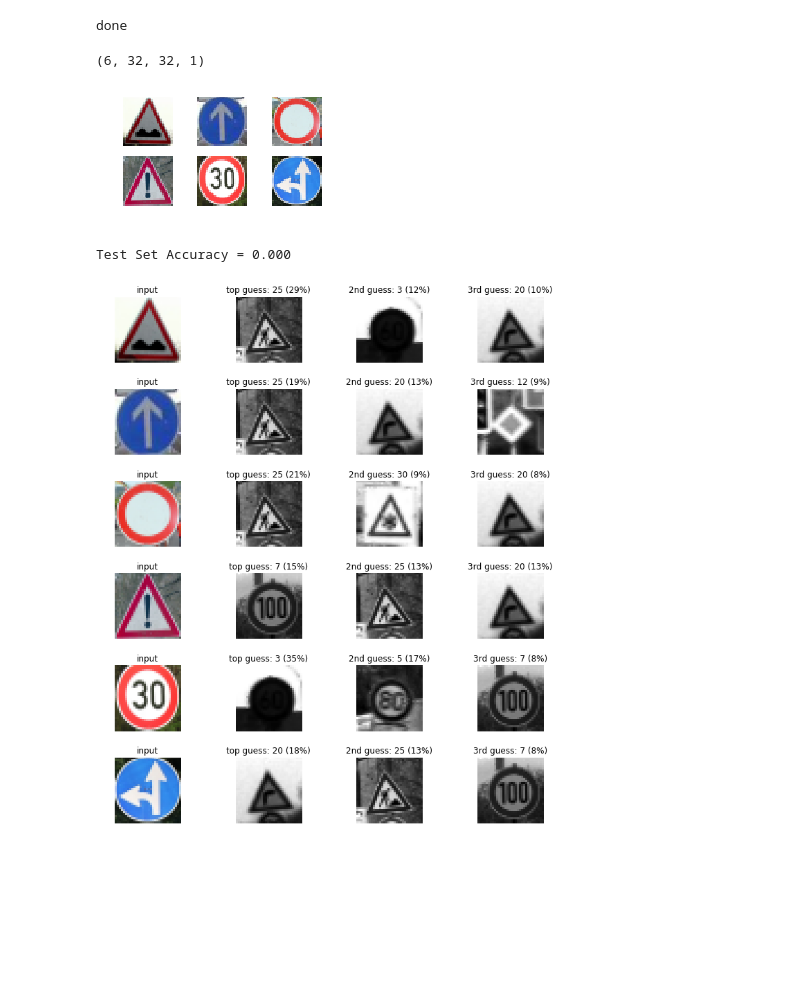
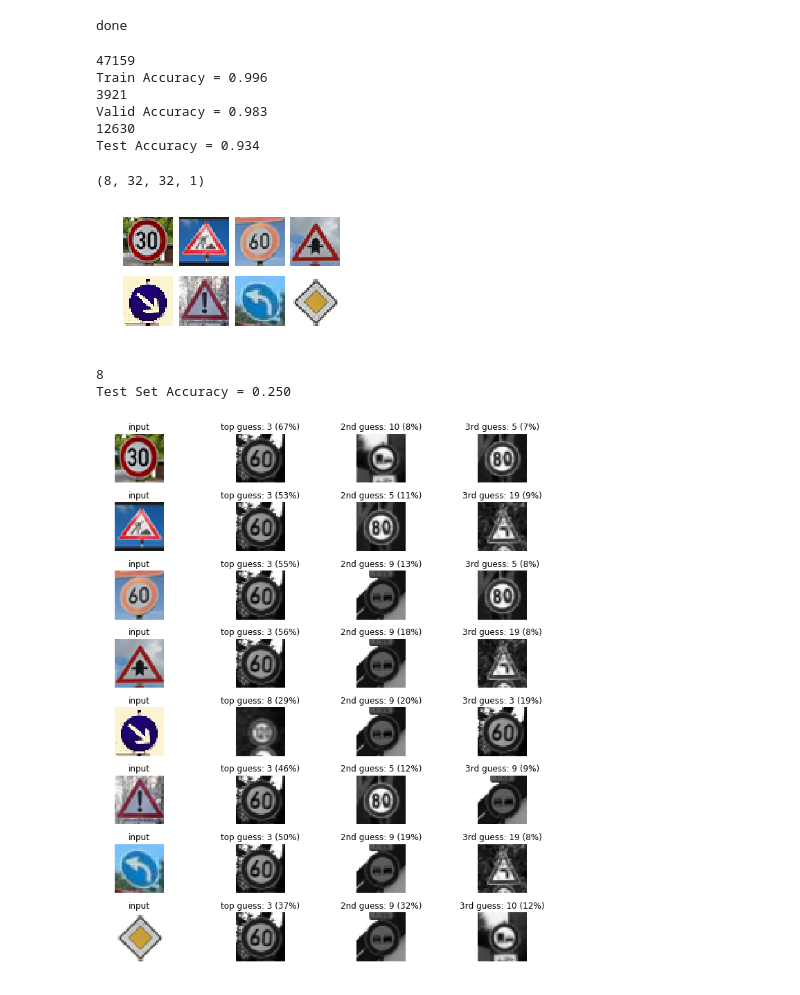
Before and after one commit to origamyllc/traffic-sign-classifier, a Jupyter notebook: classifier.ipynb, the cells around one changed output. Cells and saved outputs as stored; diff of their text form; code cells hidden in the pictures; blank space fills up the shorter version.

```diff
--- a/classifier.ipynb
+++ b/classifier.ipynb
@@ -356,42 +357,60 @@ import cv2
 print('done')
 # %% [output]
 done
+# %%
+with tf.Session() as sess:
+    saver.restore(sess, tf.train.latest_checkpoint('.'))
+
+    train_accuracy = evaluate(X_train, y_train)
+    print("Train Accuracy = {:.3f}".format(train_accuracy))
+
+    valid_accuracy = evaluate(X_valid, y_valid)
+    print("Valid Accuracy = {:.3f}".format(valid_accuracy))
+
+    test_accuracy = evaluate(X_test, y_test)
+    print("Test Accuracy = {:.3f}".format(test_accuracy))
+# %% [output]
+47159
+Train Accuracy = 0.996
+3921
+Valid Accuracy = 0.983
+12630
+Test Accuracy = 0.934
 # %%
-### Load the images and plot them here.
+## Load the images and plot them here.
 ### Feel free to use as many code cells as needed.
 
 #reading in an image
 import glob
 import matplotlib.image as mpimg
 
-fig, axs = plt.subplots(2,3, figsize=(4, 2))
+fig, axs = plt.subplots(2,4, figsize=(4, 2))
 fig.subplots_adjust(hspace = .2, wspace=.001)
 axs = axs.ravel()
 
 my_images = []
 
-for i, img in enumerate(glob.glob('./mysigns/*.png')):
+for i, img in enumerate(glob.glob('./my-found-traffic-signs/*x.png')):
     image = cv2.imread(img)
     axs[i].axis('off')
     axs[i].imshow(cv2.cvtColor(image, cv2.COLOR_BGR2RGB))
     my_images.append(image)
 
 my_images = np.asarray(my_images)
 
 my_images_gry = np.sum(my_images/3, axis=3, keepdims=True)
 
 my_images_normalized = (my_images_gry - 128)/128
 
 print(my_images_normalized.shape)
 # %% [output]
-(6, 32, 32, 1)
+(8, 32, 32, 1)
-[figure, old version]
+[figure, new version]
 # %%
-
 ### Run the predictions here.
 ### Feel free to use as many code cells as needed.
-#[1, 22, 35, 15, 37, 18]
-my_labels = [1, 22, 35, 15, 37, 18]
+
+my_labels = [3, 11, 1, 12, 38, 34, 18, 25]
 
 
 with tf.Session() as sess:
@@ -401,7 +420,8 @@ with tf.Session() as sess:
     my_accuracy = evaluate(my_images_normalized, my_labels)
     print("Test Set Accuracy = {:.3f}".format(my_accuracy))
 # %% [output]
-Test Set Accuracy = 0.000
+8
+Test Set Accuracy = 0.250
 # %%
 ### Visualize the softmax probabilities here.
 ### Feel free to use as many code cells as needed.
@@ -412,8 +432,8 @@ top_k = tf.nn.top_k(softmax_logits, k=3)
 
 with tf.Session() as sess:
     sess.run(tf.global_variables_initializer())
-    saver = tf.train.import_meta_graph('./lenet.meta')
-    saver.restore(sess, "./lenet")
+    #saver = tf.train.import_meta_graph('./lenet.meta')
+    saver.restore(sess, "./lenet-1")
     my_softmax_logits = sess.run(softmax_logits, feed_dict={x: my_images_normalized, keep_prob: 1.0})
     my_top_k = sess.run(top_k, feed_dict={x: my_images_normalized, keep_prob: 1.0})
 
@@ -442,4 +462,4 @@ with tf.Session() as sess:
         axs[4*i+3].imshow(X_valid[index3].squeeze(), cmap='gray')
         axs[4*i+3].set_title('3rd guess: {} ({:.0f}%)'.format(guess3, 100*my_top_k[0][i][2]))
 # %% [output]
-[figure, old version]
+[figure, new version]
```
Also changed, not shown: parts of 4 cells of this notebook, 2 other files.
